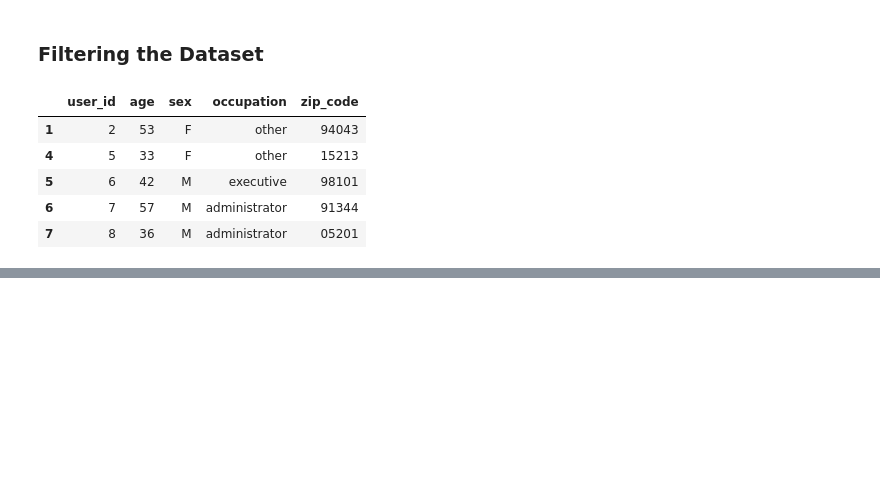
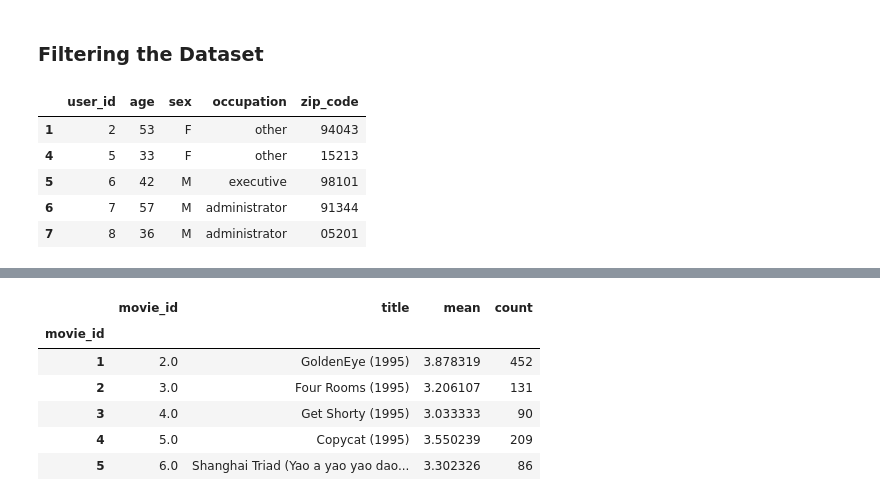
Before and after one commit to chhart/April20-CS109, a Jupyter notebook: 09_04 Data Scraping (Lec2).ipynb, the cells around one changed output, grey strips where cells are left out. Cells and saved outputs as stored; diff of their text form; code cells hidden in the pictures; blank space fills up the shorter version.

```diff
--- a/09_04 Data Scraping (Lec2).ipynb
+++ b/09_04 Data Scraping (Lec2).ipynb
@@ -159,0 +333,13 @@ oldUsers.head()
+# %%
+full_info_ratings = avg_count_rating.join(movies, on='movie_id', lsuffix = '_ratings', rsuffix = '_movies')
+full_info_ratings.dtypes
+select_info_ratings = full_info_ratings[['movie_id','title','mean','count']]
+select_info_ratings.head()
+# %% [output]
+|  | movie_id | title | mean | count |
+| movie_id |  |  |  |  |
+| 1 | 2.0 | GoldenEye (1995) | 3.878319 | 452 |
+| 2 | 3.0 | Four Rooms (1995) | 3.206107 | 131 |
+| 3 | 4.0 | Get Shorty (1995) | 3.033333 | 90 |
+| 4 | 5.0 | Copycat (1995) | 3.550239 | 209 |
+| 5 | 6.0 | Shanghai Triad (Yao a yao yao dao... | 3.302326 | 86 |
```
Also changed, not shown: parts of 30 cells of this notebook.
